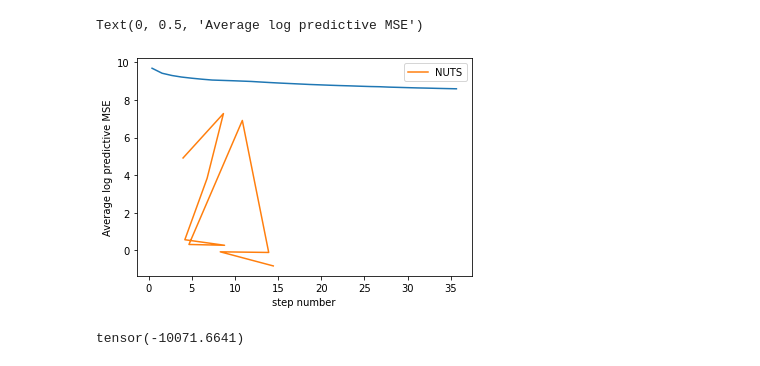
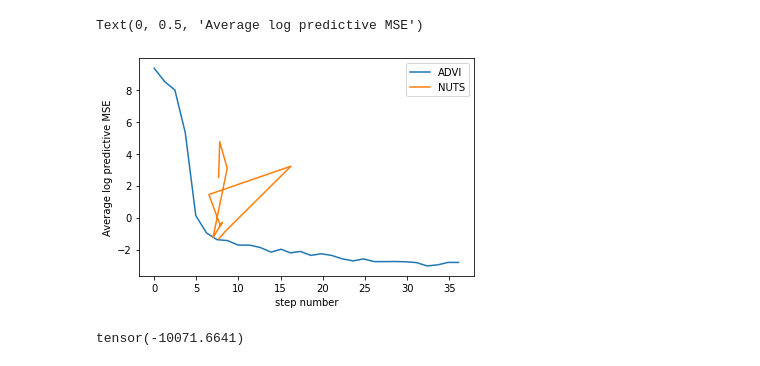
Before and after one commit to lorenzkuhn/advi, a Jupyter notebook: ARD.ipynb, the cells around one changed output. Drawn from its saved outputs; the diff is of its cells as text; code cells hidden in the pictures.

```diff
--- a/ARD.ipynb
+++ b/ARD.ipynb
@@ -91,10 +91,11 @@ from pyro.infer.autoguide import AutoDiagonalNormal
 from pyro.infer.autoguide import AutoContinuous
 from pyro.infer import SVI, Trace_ELBO
 
-#model = ARDRegression(num_features, 1)
 guide = AutoDiagonalNormal(model)
-adam = pyro.optim.Adam({"lr": 0.03})
-svi = SVI(model, guide, adam, loss=Trace_ELBO())
+adam = pyro.optim.Adam({"lr": 1})
+adaprop = pyro.optim.AdagradRMSProp(dict())
+
+svi = SVI(model, guide, adaprop, loss=Trace_ELBO())
 # %%
 from scipy.stats import norm as NormalDist
 import time
@@ -113,7 +114,7 @@ for j in range(num_iterations):
     #step_ids.append(j)
 
     if j % 100 == 0:
-      print("[iteration %04d] loss: %.4f" % (j + 1, loss / len(x_train)))
+      t0_waste = time.time()
       num_samples = 100
       predictive_svi = Predictive(model, guide=guide, num_samples=num_samples)
 
@@ -126,6 +127,8 @@ for j in range(num_iterations):
       average_test_log_mse = torch.log(mse_loss(test_obs, torch.tile(np.squeeze(y_test), (len(test_obs), 1))))
 
       step_ids.append(j)
-      step_time.append(time.time()-start)
+      print("[iteration %04d] loss: %.4f" % (j + 1, average_test_log_mse))
+      t1_waste = time.time()
+      step_time.append(time.time()-start-(t1_waste-t0_waste))
       average_log_predictives.append(average_test_log_mse)
 # %% [output]
@@ -220,12 +226,12 @@ tensor(-0.8251)
 # %%
-plt.plot(np.array(step_time), np.array(average_log_predictives))
+plt.plot(np.array(step_time), np.array(average_log_predictives), label = 'ADVI')
 plt.plot(np.array(mcmc_step_time), mcmc_average_test_log_accuracy, label='NUTS')
 plt.legend()
 plt.xlabel("step number")
 plt.ylabel("Average log predictive MSE")
 # %% [output]
 Text(0, 0.5, 'Average log predictive MSE')
-[figure, old version]
+[figure, new version]
 # %%
 import pyro.poutine as poutine
 
```
Also changed, not shown: parts of 5 cells of this notebook.
